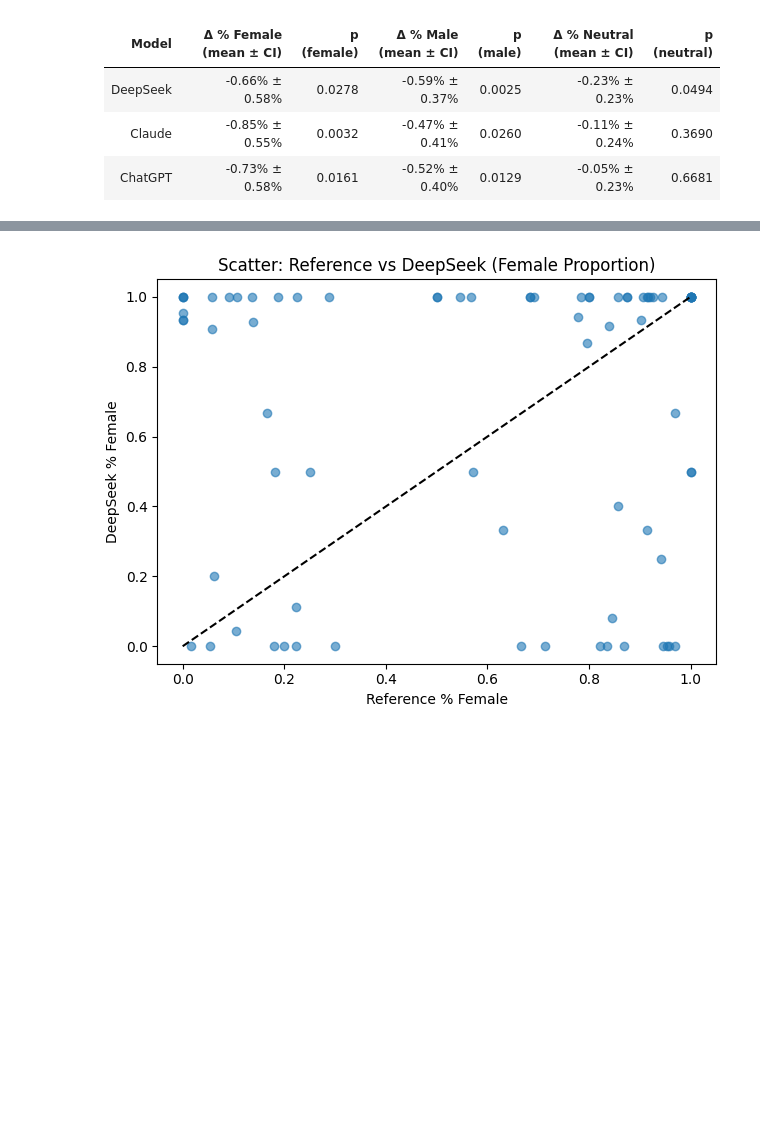
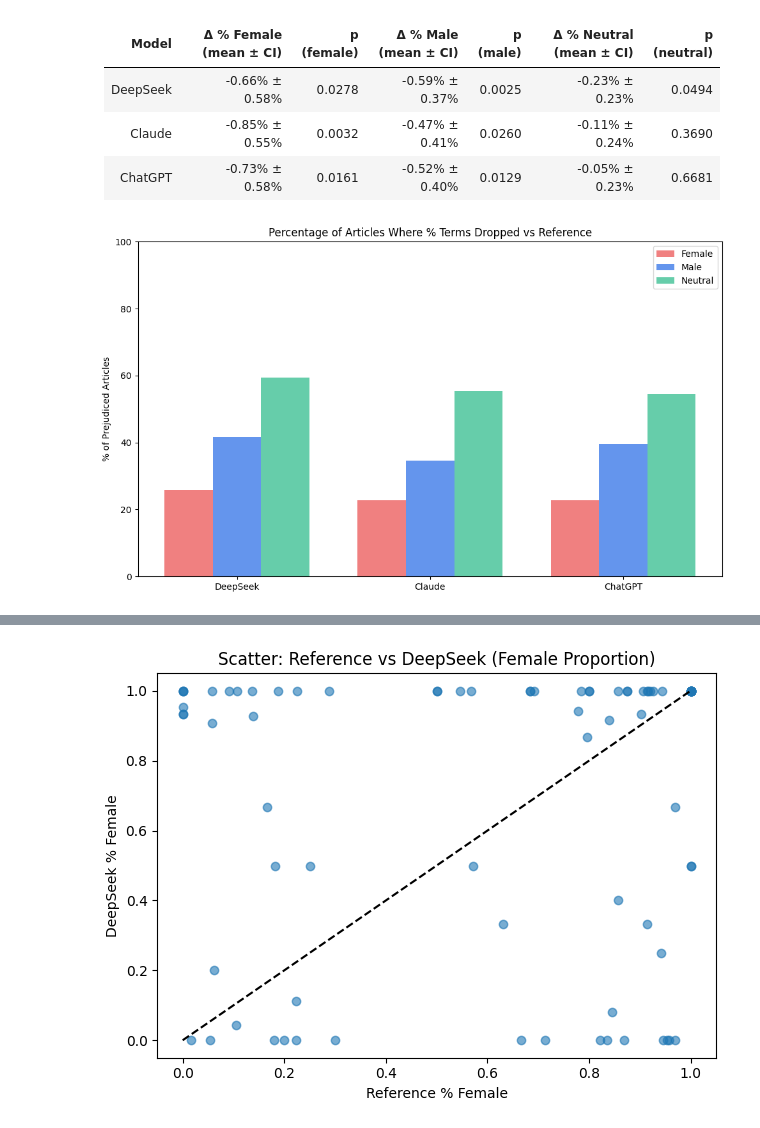
Before and after one commit to aanahid/AI-bias, a Jupyter notebook: wasserstein_dist_neutral.ipynb, the cells around one changed output, grey strips where cells are left out. Cells and saved outputs as stored; diff of their text form; code cells hidden in the pictures; blank space fills up the shorter version.

```diff
--- a/wasserstein_dist_neutral.ipynb
+++ b/wasserstein_dist_neutral.ipynb
@@ -658,3 +658,27 @@ display(Markdown(md_table))
 | DeepSeek | -0.66% ± 0.58% | 0.0278 | -0.59% ± 0.37% | 0.0025 | -0.23% ± 0.23% | 0.0494 |
 | Claude | -0.85% ± 0.55% | 0.0032 | -0.47% ± 0.41% | 0.0260 | -0.11% ± 0.24% | 0.3690 |
 | ChatGPT | -0.73% ± 0.58% | 0.0161 | -0.52% ± 0.40% | 0.0129 | -0.05% ± 0.23% | 0.6681 |
+# %%
+models = ['DeepSeek', 'Claude', 'ChatGPT']
+bar_width = 0.25
+x = np.arange(len(models))
+
+# Compute prejudice rates
+female_rates = [female_prejudice(ref_df, d) * 100 for d in [deepseek_df, claude_df, chatgpt_df]]
+male_rates   = [male_prejudice(ref_df, d) * 100 for d in [deepseek_df, claude_df, chatgpt_df]]
+neutral_rates= [neutral_prejudice(ref_df, d) * 100 for d in [deepseek_df, claude_df, chatgpt_df]]
+
+# Plot
+plt.figure(figsize=(10, 6))
+plt.bar(x - bar_width, female_rates, width=bar_width, label='Female', color='lightcoral')
+plt.bar(x,              male_rates,   width=bar_width, label='Male',   color='cornflowerblue')
+plt.bar(x + bar_width,  neutral_rates,width=bar_width, label='Neutral',color='mediumaquamarine')
+plt.xticks(x, models)
+plt.ylabel('% of Prejudiced Articles')
+plt.title('Percentage of Articles Where % Terms Dropped vs Reference')
+plt.ylim(0, 100)
+plt.legend()
+plt.tight_layout()
+plt.show()
+# %% [output]
+[figure, added]
```
Also changed, not shown: parts of 7 cells of this notebook.
